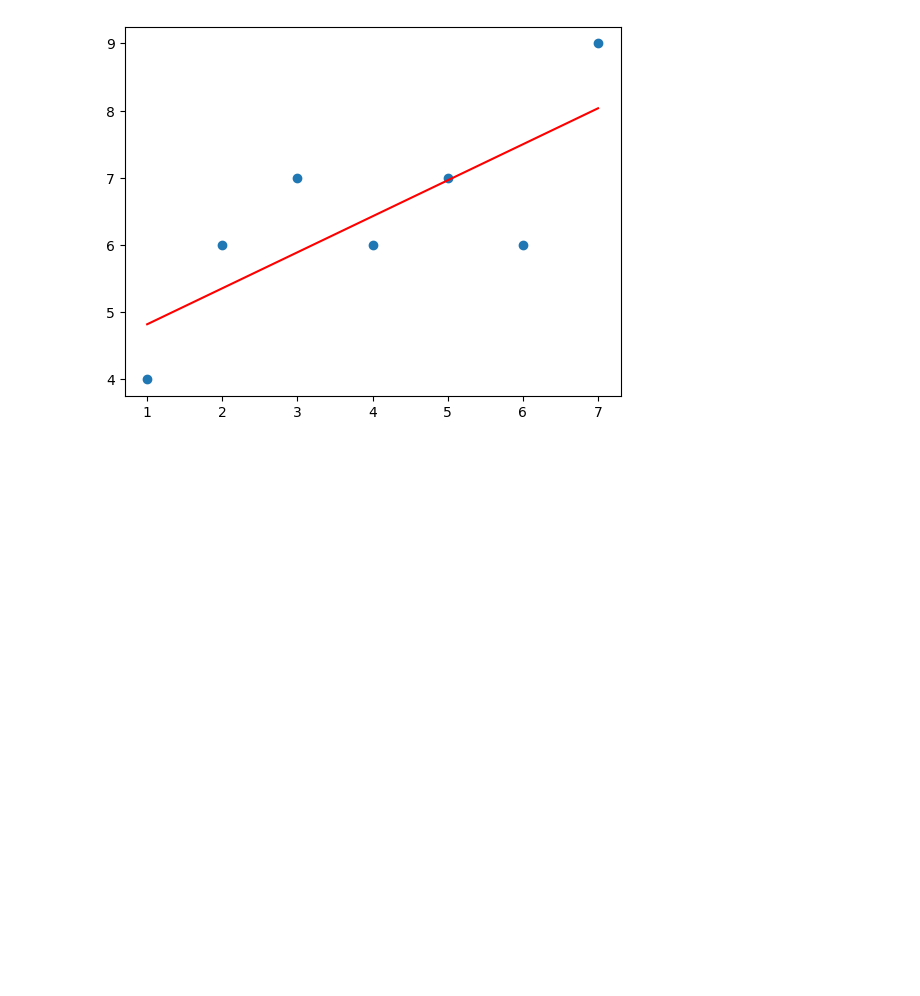
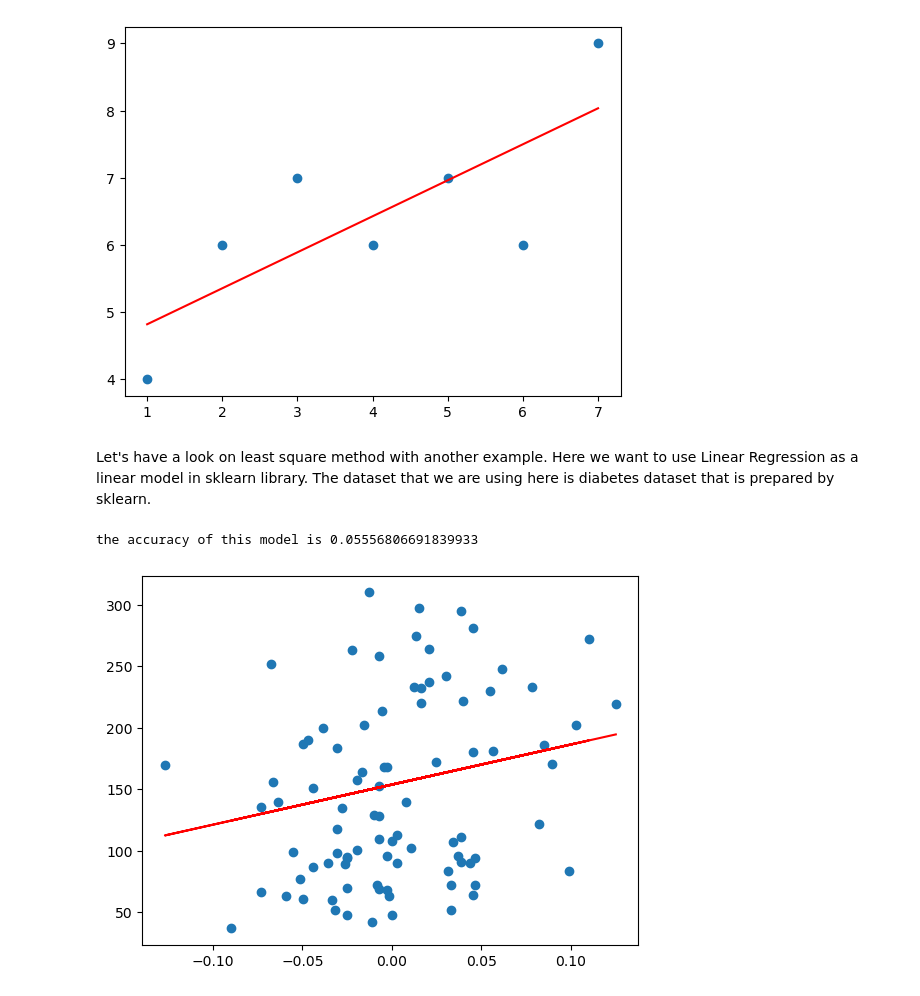
Before and after one commit to mehrankhosrojerdi/mehrankhosrojerdi.github.io, a Jupyter notebook: Linear Regression Using Least Squares Method .ipynb, the cells around one changed output. Cells and saved outputs as stored; diff of their text form; code cells hidden in the pictures; blank space fills up the shorter version.

```diff
--- a/Linear Regression Using Least Squares Method .ipynb
+++ b/Linear Regression Using Least Squares Method .ipynb
@@ -42,3 +42,36 @@ plt.plot(x,y_pred,'r')
 plt.show()
 # %% [output]
 [figure]
+# %% [markdown]
+Let's have a look on least square method with another example. Here we want to use Linear Regression as a linear model in sklearn library. The dataset that we are using here is diabetes dataset that is prepared by sklearn.
+# %%
+import sklearn.datasets
+import sklearn.linear_model
+import sklearn.metrics
+import matplotlib.pyplot as plt
+import sklearn.preprocessing
+import sklearn.model_selection
+import numpy as np
+
+diabetes = sklearn.datasets.load_diabetes()
+
+X = diabetes.data[:,4] # chose only a feature
+X = X.reshape(-1, 1)
+y = diabetes.target
+
+X_train, X_test, y_train, y_test = sklearn.model_selection.train_test_split(X, y, train_size=0.8, random_state=42)
+
+regr = sklearn.linear_model.LinearRegression()
+regr.fit(X_train, y_train)
+
+y_pred = regr.predict(X_test)
+
+acc = sklearn.metrics.r2_score(y_pred = y_pred, y_true = y_test)
+
+print(f'the accuracy of this model is {acc}')
+plt.scatter(X_test, y_test,)
+plt.plot(X_test, y_pred, 'r')
+plt.show()
+# %% [output]
+the accuracy of this model is 0.05556806691839933
+[figure, added]
```
Also changed, not shown: 6 other files.
